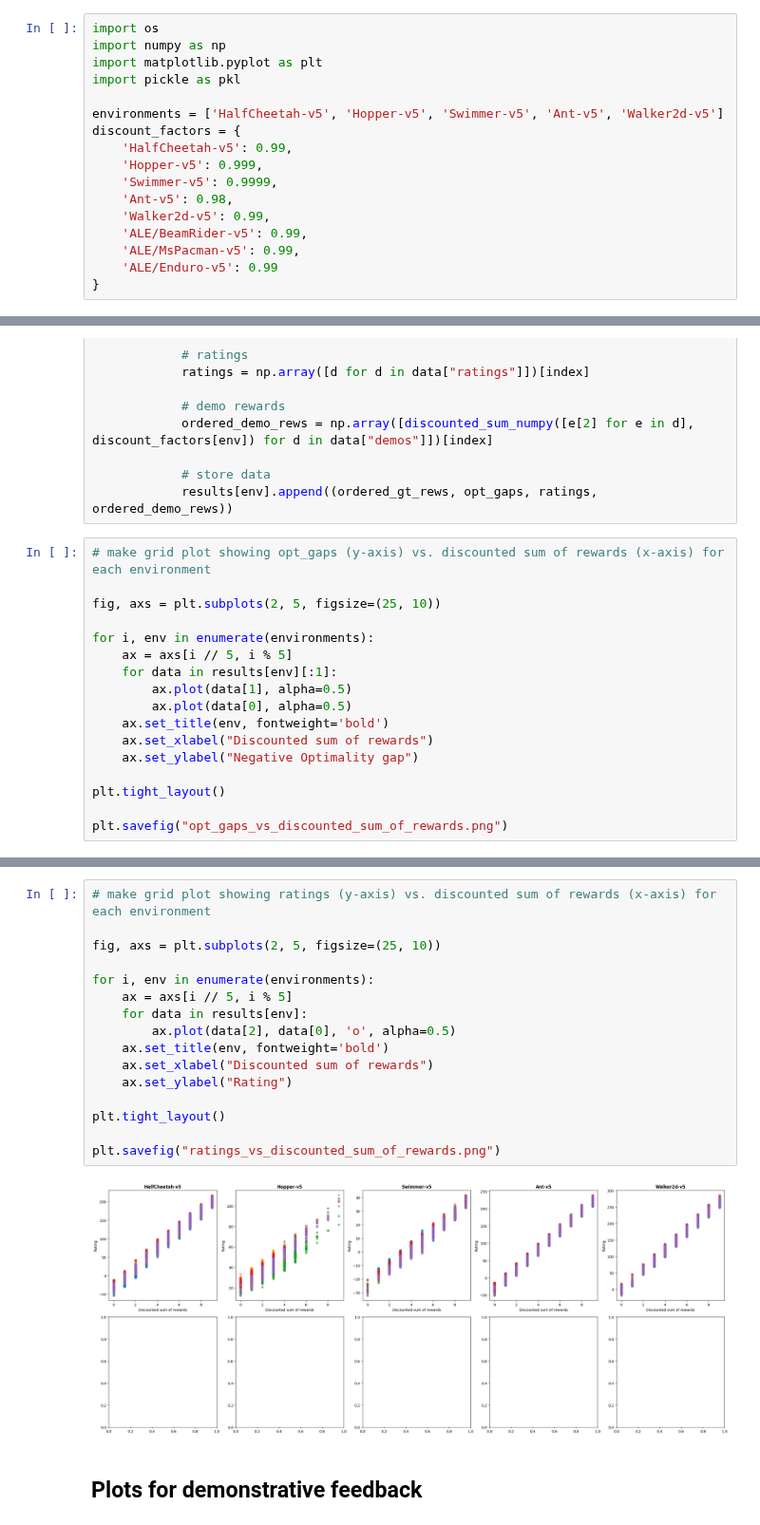
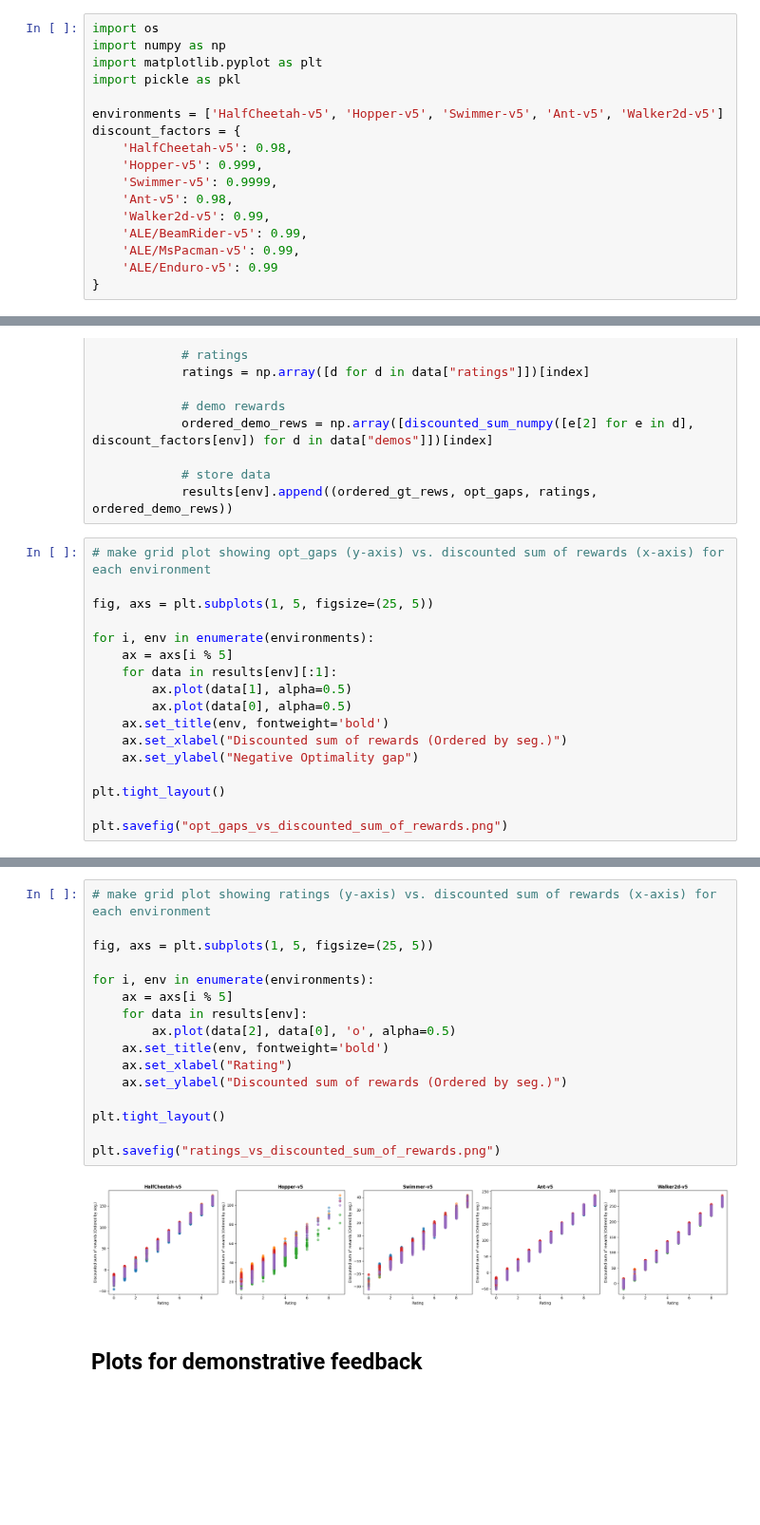
Before and after one commit to ymetz/multi-type-feedback, a Jupyter notebook: rlhf/Generate_Appendix_A_Plots.ipynb, the cells around one changed output, grey strips where cells are left out. Shown at 95% size. Cells and saved outputs as stored; diff of their text form; blank space fills up the shorter version.

```diff
--- a/rlhf/Generate_Appendix_A_Plots.ipynb
+++ b/rlhf/Generate_Appendix_A_Plots.ipynb
@@ -6,7 +6,7 @@ import pickle as pkl
 
 environments = ['HalfCheetah-v5', 'Hopper-v5', 'Swimmer-v5', 'Ant-v5', 'Walker2d-v5']
 discount_factors = {
-    'HalfCheetah-v5': 0.99,
+    'HalfCheetah-v5': 0.98,
     'Hopper-v5': 0.999,
     'Swimmer-v5': 0.9999,
     'Ant-v5': 0.98,
@@ -60,15 +60,15 @@ for env in environments:
 # %%
 # make grid plot showing opt_gaps (y-axis) vs. discounted sum of rewards (x-axis) for each environment
 
-fig, axs = plt.subplots(2, 5, figsize=(25, 10))
+fig, axs = plt.subplots(1, 5, figsize=(25, 5))
 
 for i, env in enumerate(environments):
-    ax = axs[i // 5, i % 5]
+    ax = axs[i % 5]
     for data in results[env][:1]:
         ax.plot(data[1], alpha=0.5)
         ax.plot(data[0], alpha=0.5)
     ax.set_title(env, fontweight='bold')
-    ax.set_xlabel("Discounted sum of rewards")
+    ax.set_xlabel("Discounted sum of rewards (Ordered by seg.)")
     ax.set_ylabel("Negative Optimality gap")
 
 plt.tight_layout()
@@ -79,21 +79,21 @@ plt.savefig("opt_gaps_vs_discounted_sum_of_rewards.png")
 # %%
 # make grid plot showing ratings (y-axis) vs. discounted sum of rewards (x-axis) for each environment
 
-fig, axs = plt.subplots(2, 5, figsize=(25, 10))
+fig, axs = plt.subplots(1, 5, figsize=(25, 5))
 
 for i, env in enumerate(environments):
-    ax = axs[i // 5, i % 5]
+    ax = axs[i % 5]
     for data in results[env]:
         ax.plot(data[2], data[0], 'o', alpha=0.5)
     ax.set_title(env, fontweight='bold')
-    ax.set_xlabel("Discounted sum of rewards")
-    ax.set_ylabel("Rating")
+    ax.set_xlabel("Rating")
+    ax.set_ylabel("Discounted sum of rewards (Ordered by seg.)")
 
 plt.tight_layout()
 
 plt.savefig("ratings_vs_discounted_sum_of_rewards.png")
 # %% [output]
-[figure, old version]
+[figure, new version]
 # %% [markdown]
 ## Plots for demonstrative feedback
 # %%
```
Also changed, not shown: parts of 3 cells of this notebook, 3 other files.
